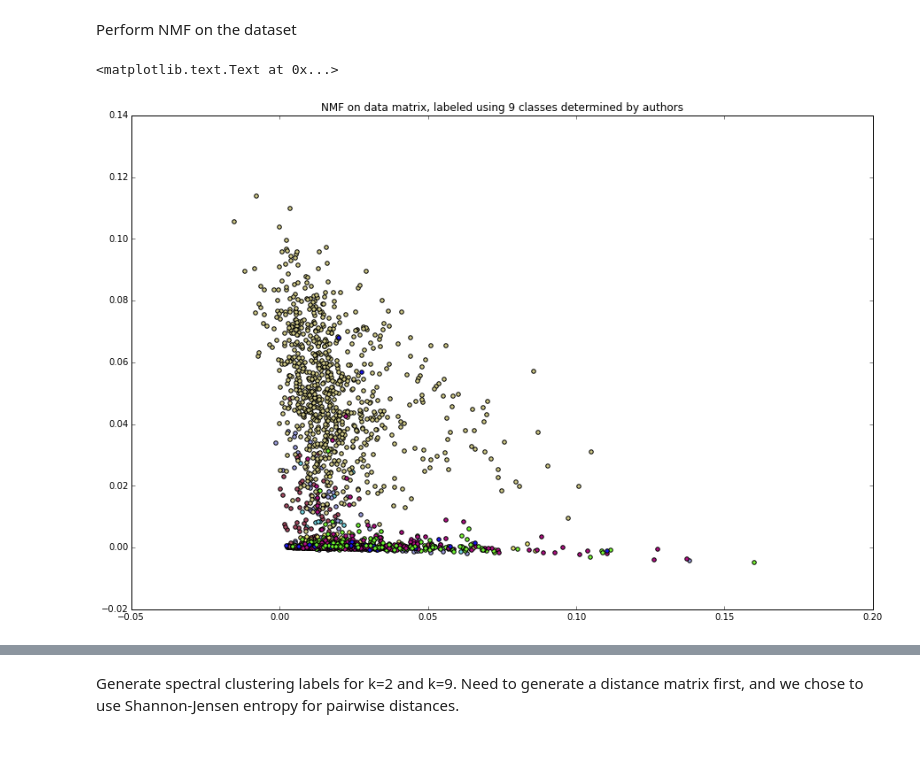
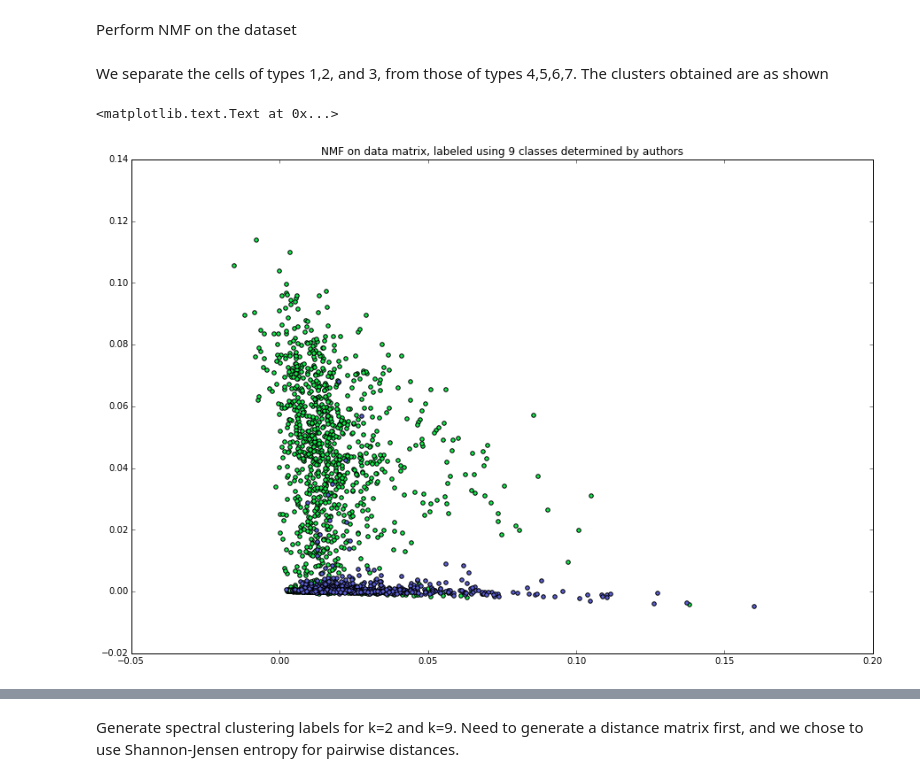
Before and after one commit to govinda-kamath/clustering_on_transcript_compatibility_counts, a Jupyter notebook: Clustering_from_eqclasses_pipeline.ipynb, the cells around one changed output, grey strips where cells are left out. Drawn from its saved outputs; the diff is of its cells as text; code cells hidden in the pictures; blank space fills up the shorter version.

```diff
--- a/Clustering_from_eqclasses_pipeline.ipynb
+++ b/Clustering_from_eqclasses_pipeline.ipynb
@@ -108,8 +148,14 @@ Perform NMF on the dataset
 # %%
 %matplotlib inline
 X_NMF = jz_NMF(X,n_topics=2)
-jz_plot(X_NMF,truth_9)
-plt.title('NMF on data matrix, labeled using 9 classes determined by authors')
-# %% [output]
-<matplotlib.text.Text at 0x...>
-[figure, removed]
+# %% [markdown]
+We separate the cells of types 1,2, and 3, from those of types 4,5,6,7. The clusters obtained are as shown
+# %%
+truth_s4=np.loadtxt('/data/SS_RNA_seq/Code/clustering_on_reads/metadata/cell_group_num_3005.txt',dtype=str)
+truth_s4[truth_s4<='4']='0'
+truth_s4[truth_s4>'4']='1'
+jz_plot(X_NMF,truth_s4)
+plt.title('NMF on data matrix, labeled using 9 classes determined by authors')
+# %% [output]
+<matplotlib.text.Text at 0x...>
+[figure, added]
```
Also changed, not shown: parts of 20 cells of this notebook.
